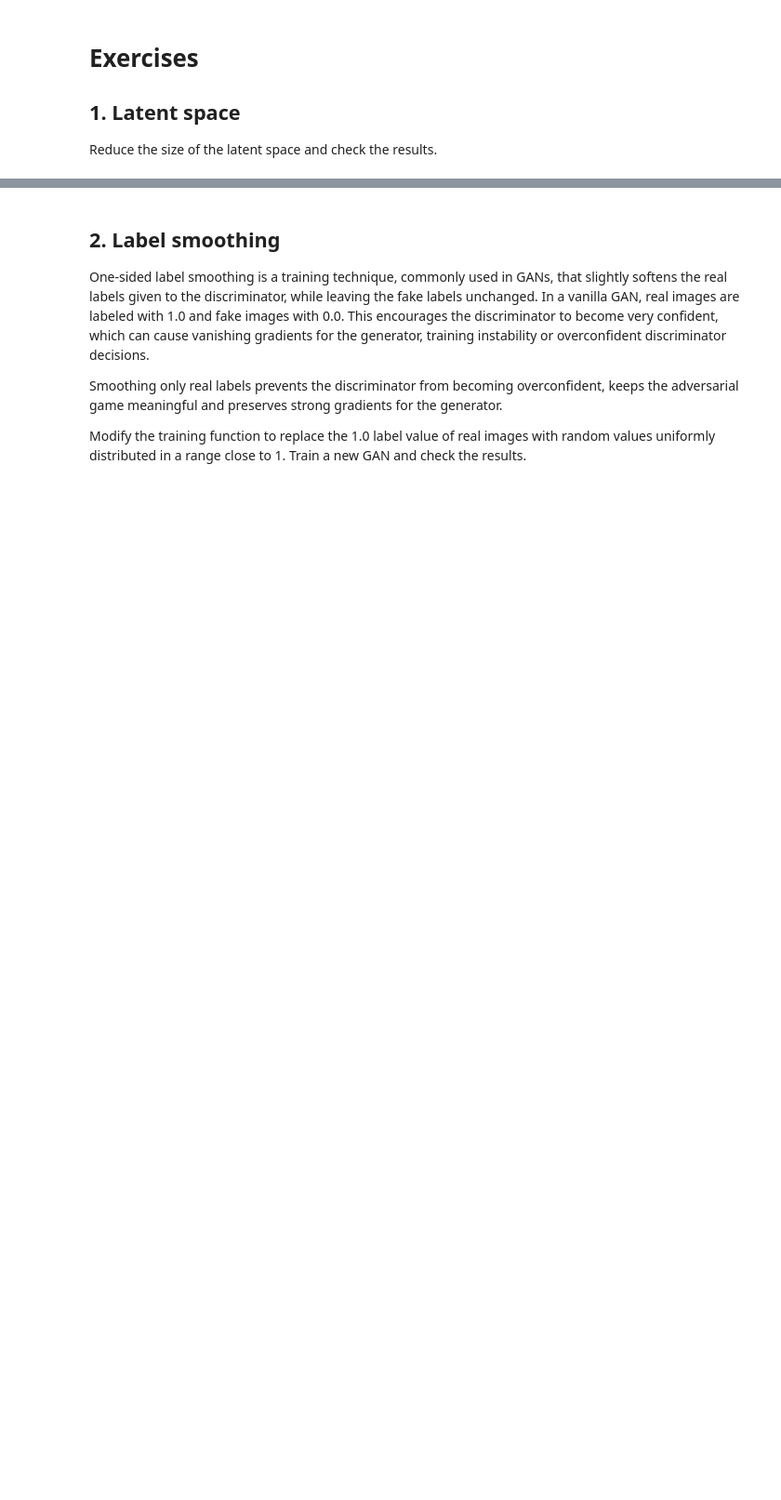
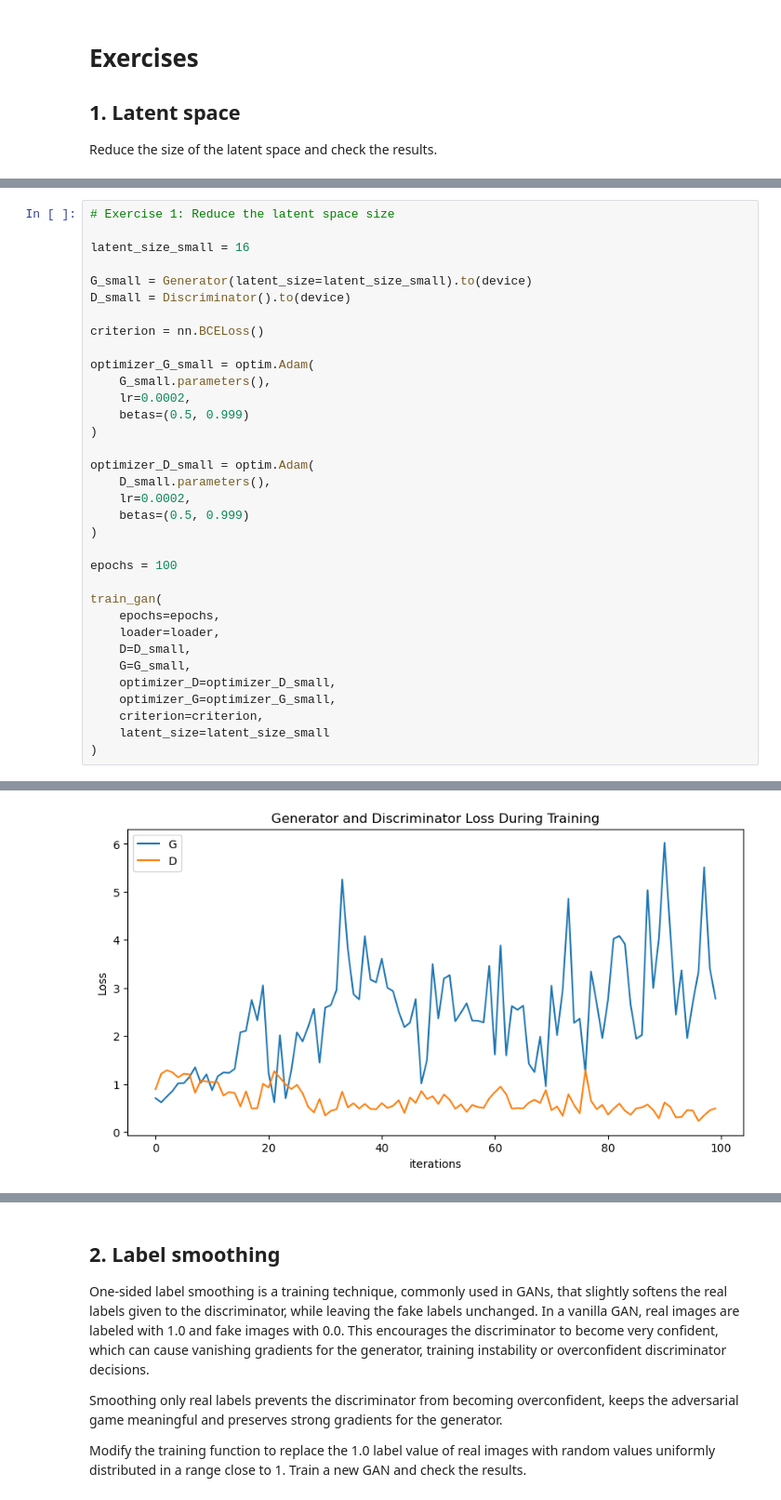
Before and after one commit to hugogs7/CV-II, a Jupyter notebook: notebook_GANs.ipynb, the cells around one changed output, grey strips where cells are left out. Shown at 93% size. Saved outputs shown, nothing was run; the diff lists cells and outputs as text; blank space fills up the shorter version.

```diff
--- a/notebook_GANs.ipynb
+++ b/notebook_GANs.ipynb
@@ -239,0 +244,35 @@ Reduce the size of the latent space and check the results.
+# %%
+# Exercise 1: Reduce the latent space size
+
+latent_size_small = 16
+
+G_small = Generator(latent_size=latent_size_small).to(device)
+D_small = Discriminator().to(device)
+
+criterion = nn.BCELoss()
+
+optimizer_G_small = optim.Adam(
+    G_small.parameters(),
+    lr=0.0002,
+    betas=(0.5, 0.999)
+)
+
+optimizer_D_small = optim.Adam(
+    D_small.parameters(),
+    lr=0.0002,
+    betas=(0.5, 0.999)
+)
+
+epochs = 100
+
+train_gan(
+    epochs=epochs,
+    loader=loader,
+    D=D_small,
+    G=G_small,
+    optimizer_D=optimizer_D_small,
+    optimizer_G=optimizer_G_small,
+    criterion=criterion,
+    latent_size=latent_size_small
+)
+# %% [output]
@@ -239,0 +296 @@ Reduce the size of the latent space and check the results.
+[figure, added]
```
Also changed, not shown: parts of 9 cells of this notebook.
